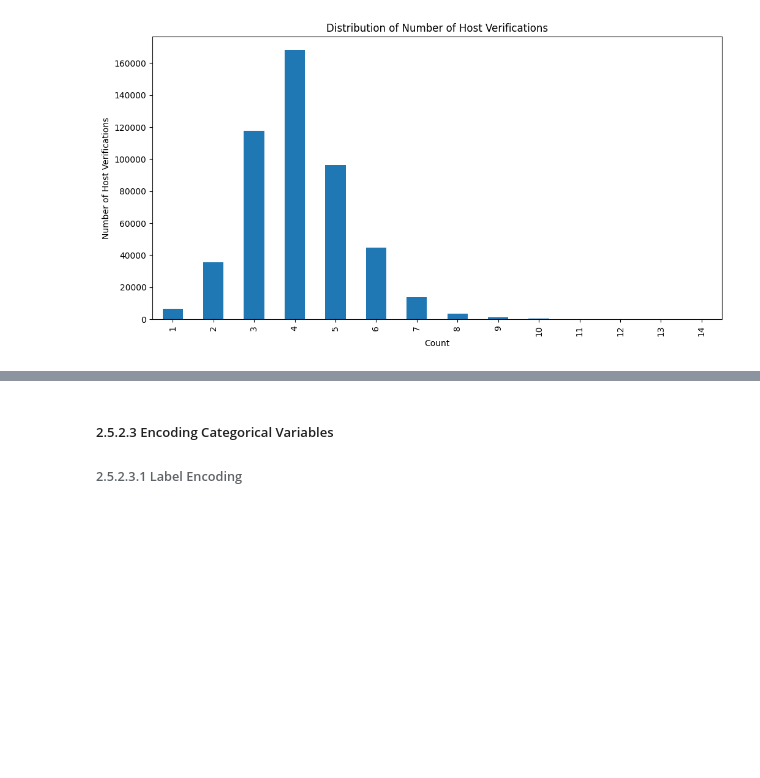
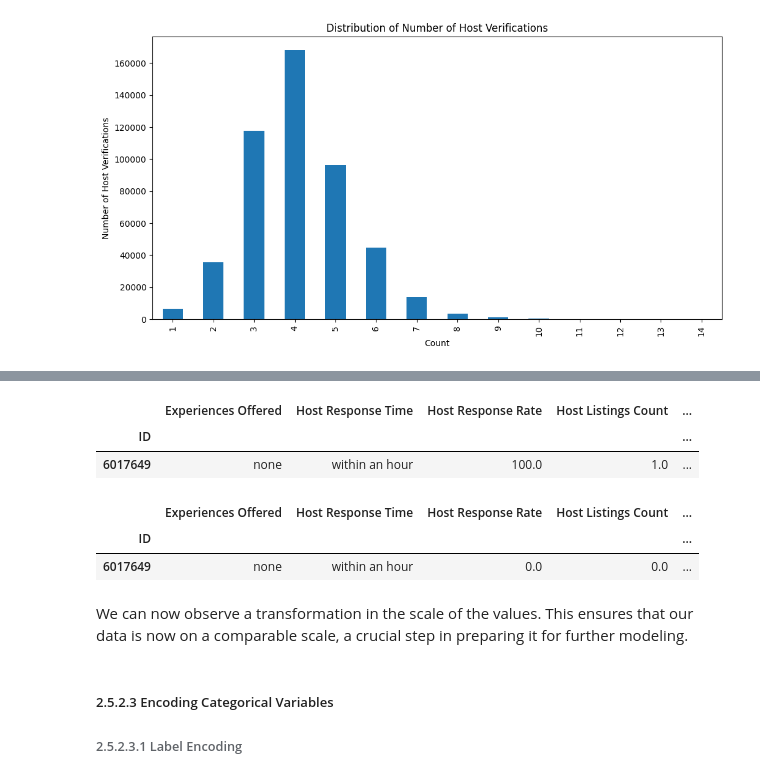
Before and after one commit to Antoine-ValentinCharpentier/AirbnbPricePrediction2, a Jupyter notebook: notebook.ipynb, the cells around one changed output, grey strips where cells are left out. Cells and saved outputs as stored; diff of their text form; code cells hidden in the pictures; blank space fills up the shorter version.

Commit message:
:sparkles: scaling numerical values RobustScaler

```diff
--- a/notebook.ipynb
+++ b/notebook.ipynb
@@ -1206,0 +1224,6 @@ plt.show()
+# %%
+dataset.head(1)
+# %% [output]
+|  | Experiences Offered | Host Response Time | Host Response Rate | Host Listings Count | ... |
+| ID |  |  |  |  | ... |
+| 6017649 | none | within an hour | 100.0 | 1.0 | ... |
@@ -1207,3 +1239,11 @@ plt.show()
+# %%
+dataset.head(1)
+# %% [output]
+|  | Experiences Offered | Host Response Time | Host Response Rate | Host Listings Count | ... |
+| ID |  |  |  |  | ... |
+| 6017649 | none | within an hour | 0.0 | 0.0 | ... |
+# %% [markdown]
+We can now observe a transformation in the scale of the values. This ensures that our data is now on a comparable scale, a crucial step in preparing it for further  modeling.
 # %% [markdown]
 ##### 2.5.2.3 Encoding Categorical Variables
 ###### 2.5.2.3.1 Label Encoding
```
Also changed, not shown: parts of 9 cells of this notebook, 1 other file.
